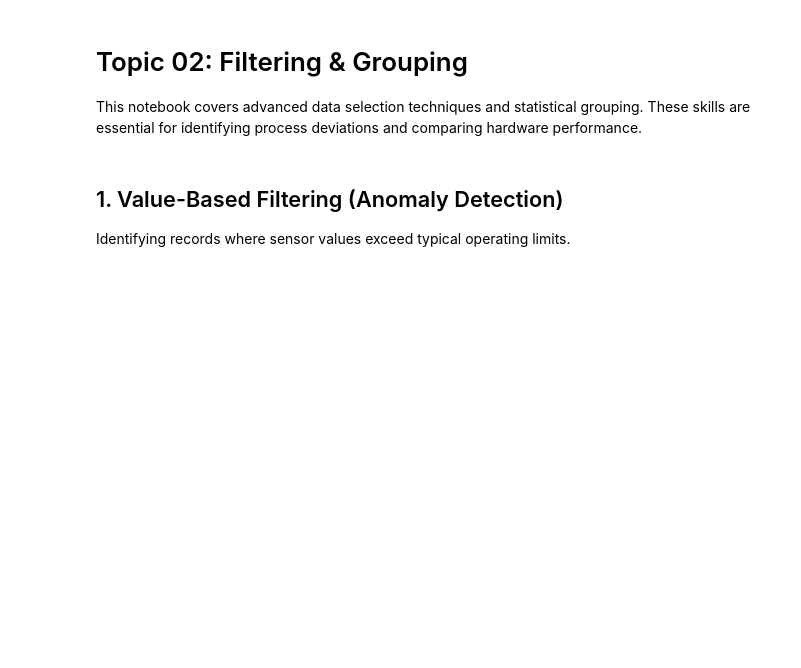
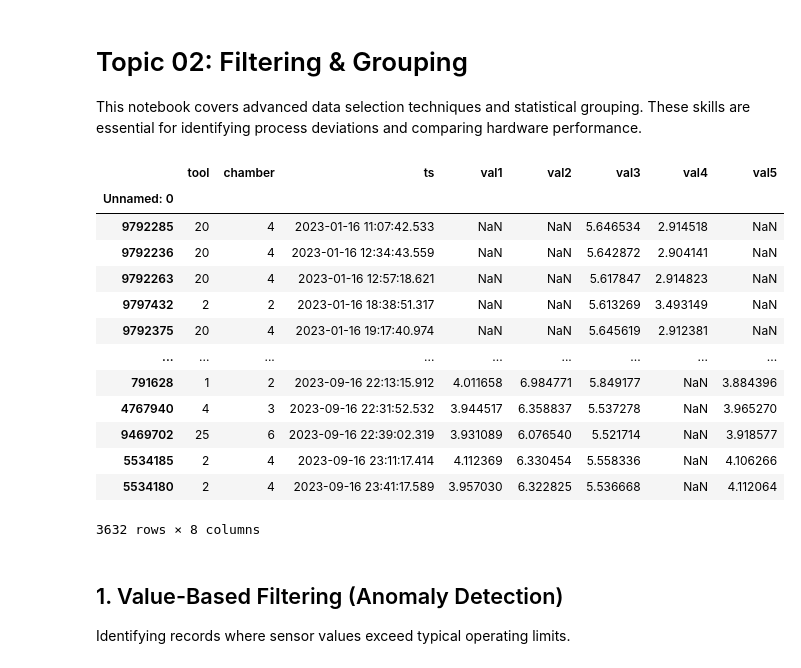
Before and after one commit to valeria-edulabs/intel-ml-apr-26, a Jupyter notebook: data_analysis/02_filtering_and_grouping.ipynb, the cells around one changed output. Drawn from its saved outputs; the diff is of its cells as text; code cells hidden in the pictures; blank space fills up the shorter version.

```diff
--- a/data_analysis/02_filtering_and_grouping.ipynb
+++ b/data_analysis/02_filtering_and_grouping.ipynb
@@ -8,6 +8,23 @@ import os
 
 DATA_PATH = "../data/sensors_sample.csv"
 df = pd.read_csv(DATA_PATH, index_col=0)
+# %%
+df[df['val3'] > 5.5]
+# %% [output]
+|  | tool | chamber | ts | val1 | val2 | val3 | val4 | val5 |
+| Unnamed: 0 |  |  |  |  |  |  |  |  |
+| 9792285 | 20 | 4 | 2023-01-16 11:07:42.533 | NaN | NaN | 5.646534 | 2.914518 | NaN |
+| 9792236 | 20 | 4 | 2023-01-16 12:34:43.559 | NaN | NaN | 5.642872 | 2.904141 | NaN |
+| 9792263 | 20 | 4 | 2023-01-16 12:57:18.621 | NaN | NaN | 5.617847 | 2.914823 | NaN |
+| 9797432 | 2 | 2 | 2023-01-16 18:38:51.317 | NaN | NaN | 5.613269 | 3.493149 | NaN |
+| 9792375 | 20 | 4 | 2023-01-16 19:17:40.974 | NaN | NaN | 5.645619 | 2.912381 | NaN |
+| ... | ... | ... | ... | ... | ... | ... | ... | ... |
+| 791628 | 1 | 2 | 2023-09-16 22:13:15.912 | 4.011658 | 6.984771 | 5.849177 | NaN | 3.884396 |
+| 4767940 | 4 | 3 | 2023-09-16 22:31:52.532 | 3.944517 | 6.358837 | 5.537278 | NaN | 3.965270 |
+| 9469702 | 25 | 6 | 2023-09-16 22:39:02.319 | 3.931089 | 6.076540 | 5.521714 | NaN | 3.918577 |
+| 5534185 | 2 | 4 | 2023-09-16 23:11:17.414 | 4.112369 | 6.330454 | 5.558336 | NaN | 4.106266 |
+| 5534180 | 2 | 4 | 2023-09-16 23:41:17.589 | 3.957030 | 6.322825 | 5.536668 | NaN | 4.112064 |
+3632 rows × 8 columns
 # %% [markdown]
 ## 1. Value-Based Filtering (Anomaly Detection)
 Identifying records where sensor values exceed typical operating limits.
```
Also changed, not shown: 13 other files.
